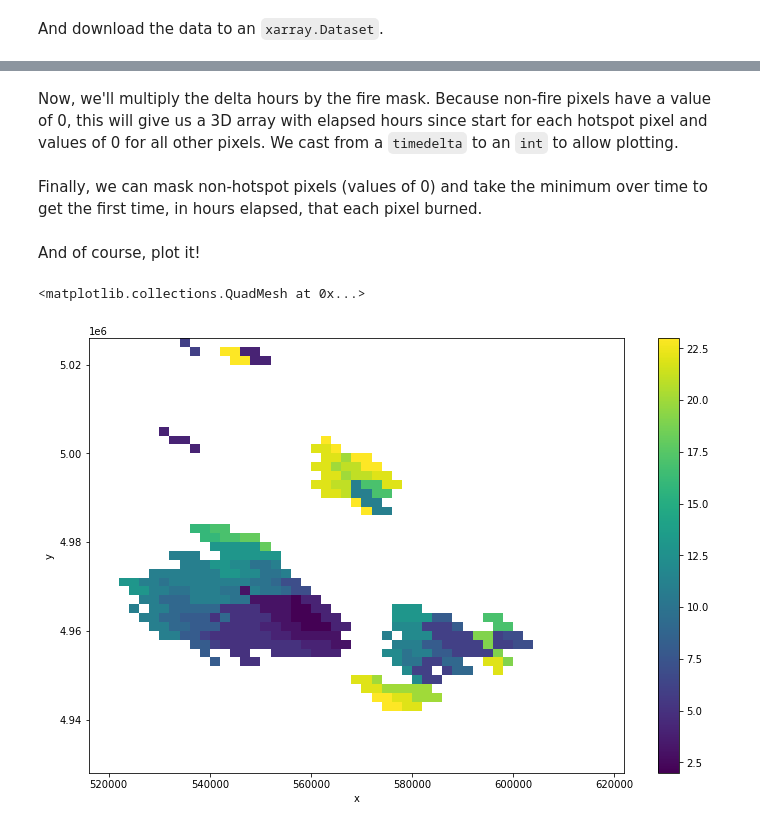
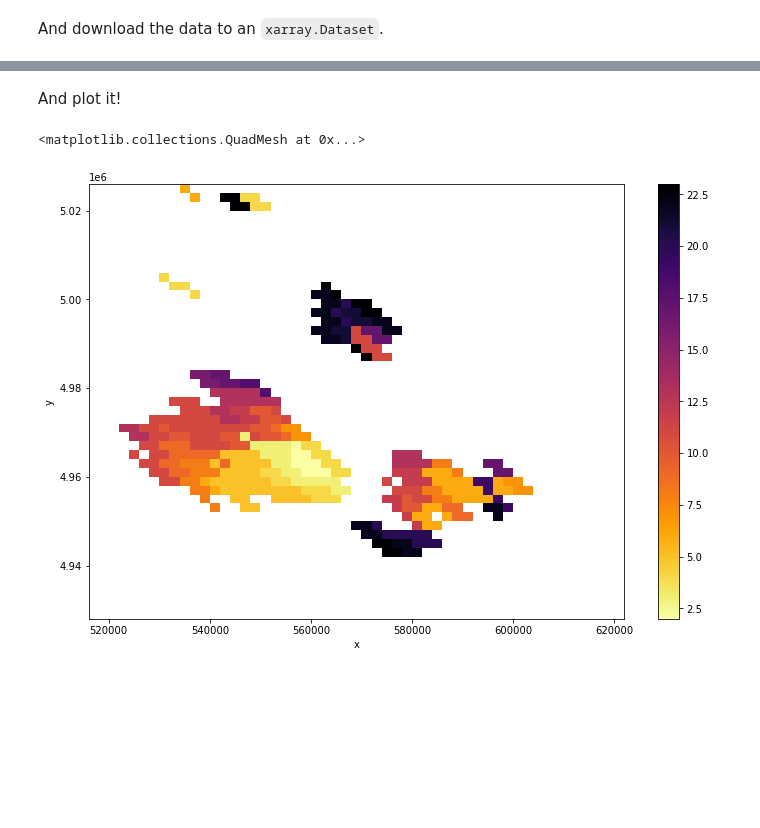
Before and after one commit to aazuspan/wxee, a Jupyter notebook: docs/examples/fire_progressions.ipynb, the cells around one changed output, grey strips where cells are left out. Saved outputs shown, nothing was run; the diff lists cells and outputs as text; code cells hidden in the pictures; blank space fills up the shorter version.

```diff
--- a/docs/examples/fire_progressions.ipynb
+++ b/docs/examples/fire_progressions.ipynb
@@ -81,2 +143,0 @@ delta_hours = (ds.time - start) / 3_600_000_000_000
-# %% [markdown]
-Now, we'll multiply the delta hours by the fire mask. Because non-fire pixels have a value of 0, this will give us a 3D array with elapsed hours since start for each hotspot pixel and values of 0 for all other pixels. We cast from a `timedelta` to an `int` to allow plotting.
@@ -85,2 +143,0 @@ delta_hours_fire = (ds.fire * delta_hours).astype(int)
-# %% [markdown]
-Finally, we can mask non-hotspot pixels (values of 0) and take the minimum over time to get the first time, in hours elapsed, that each pixel burned.
@@ -89,7 +144,7 @@ first_burned = delta_hours_fire.where(delta_hours_fire != 0).min("time")
 # %% [markdown]
-And of course, plot it!
+And plot it!
 # %%
-first_burned.plot(size=8)
+first_burned.plot(size=8, cmap="inferno_r")
 # %% [output]
 <matplotlib.collections.QuadMesh at 0x...>
-[figure, old version]
+[figure, new version]
```
Also changed, not shown: parts of 38 cells of this notebook, 24 other files.
